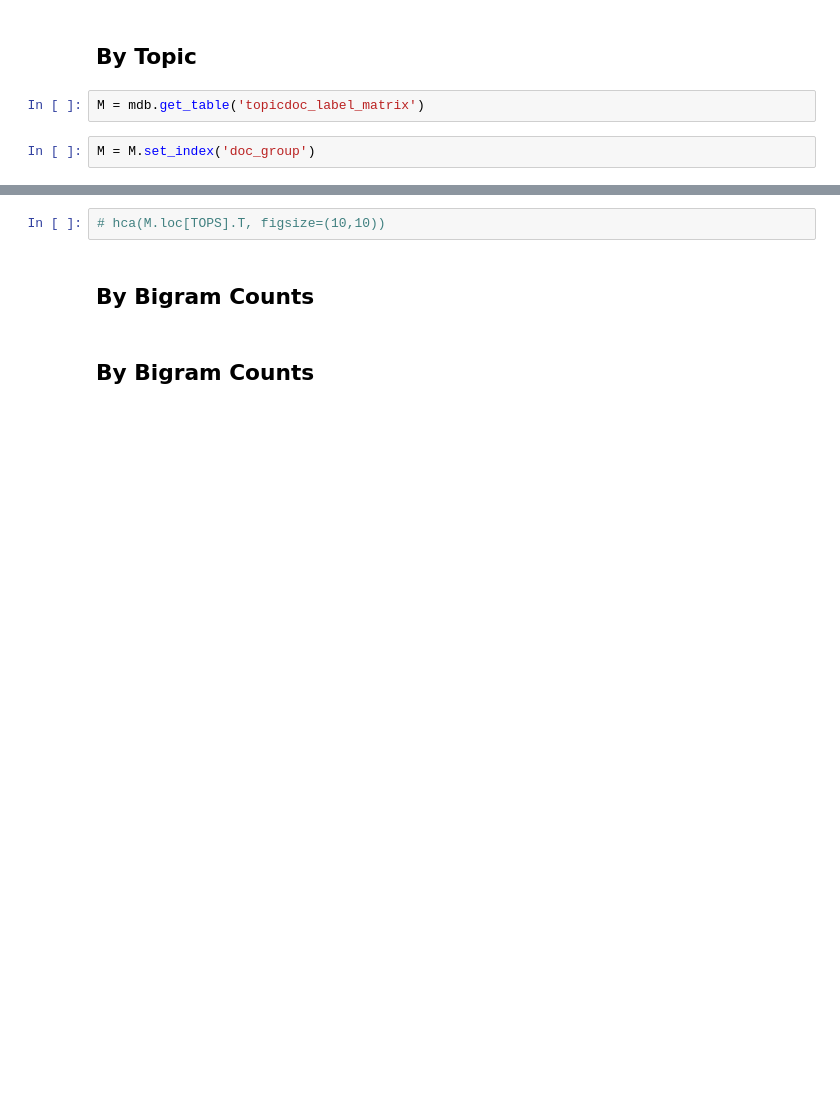
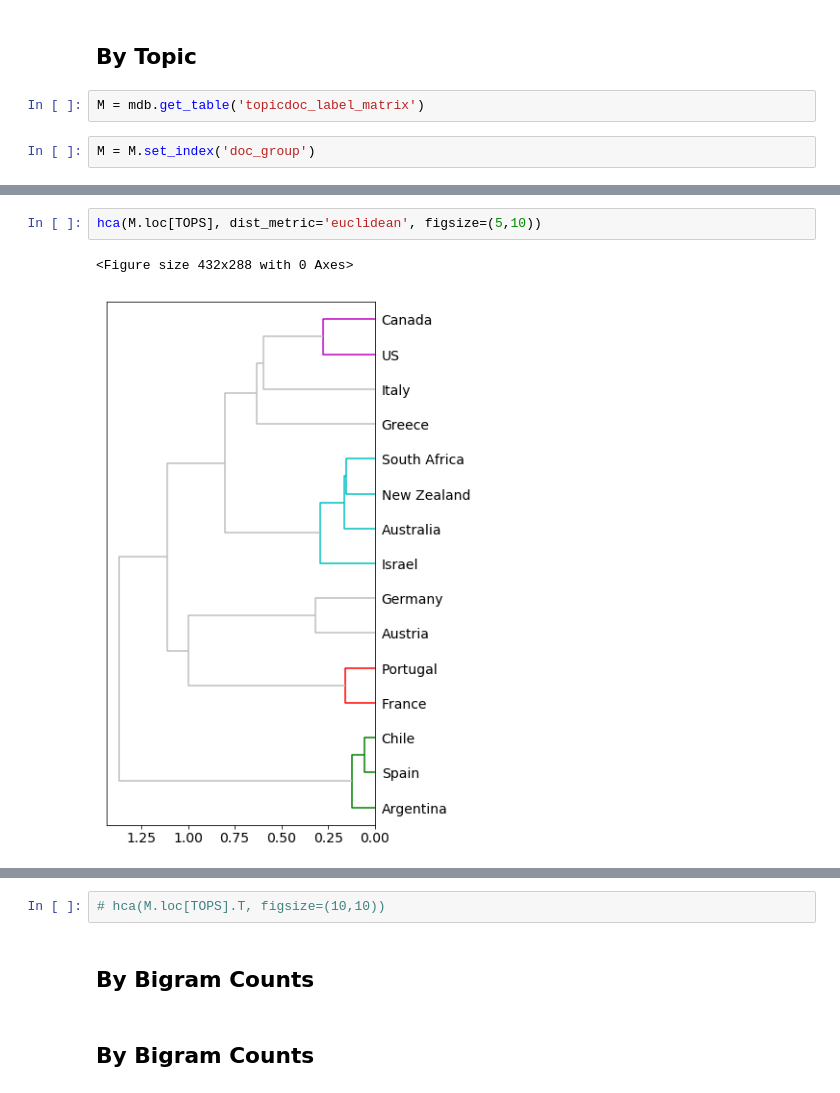
Before and after one commit to ontoligent-design/vinoveritas, a Jupyter notebook: 03 Clustering Nations.ipynb, the cells around one changed output, grey strips where cells are left out. Cells and saved outputs as stored; diff of their text form; blank space fills up the shorter version.

```diff
--- a/03 Clustering Nations.ipynb
+++ b/03 Clustering Nations.ipynb
@@ -117,0 +121,5 @@ hca(M.loc[TOPS], figsize=(10,10))
+# %%
+hca(M.loc[TOPS], dist_metric='euclidean', figsize=(5,10))
+# %% [output]
+<Figure size 432x288 with 0 Axes>
+[figure, added]
```
Also changed, not shown: parts of 62 cells of this notebook, 1 other file.
